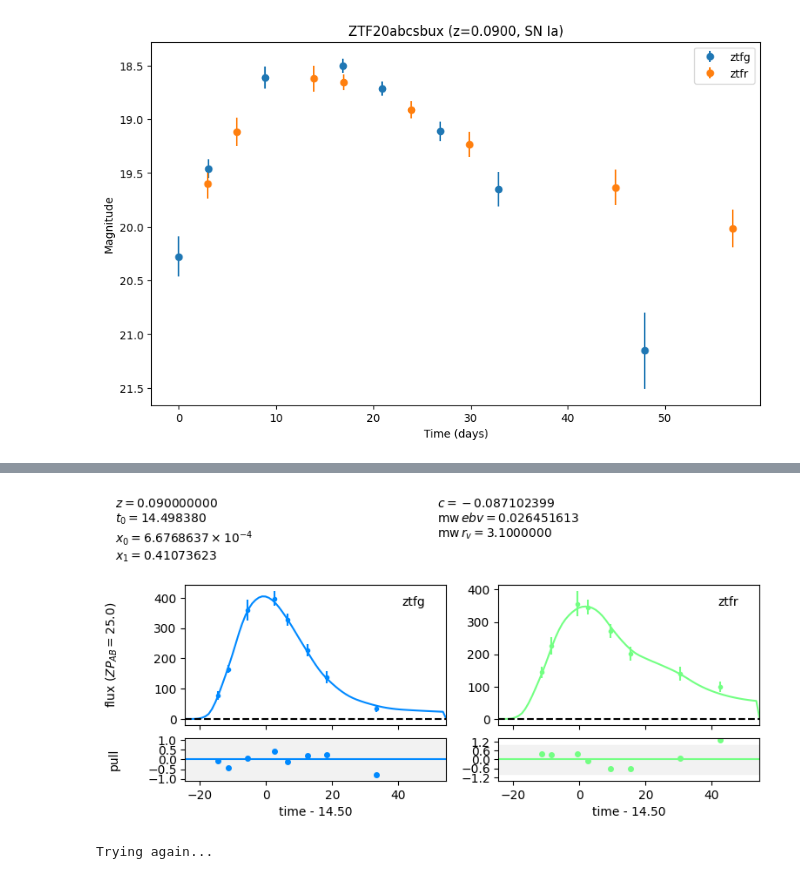
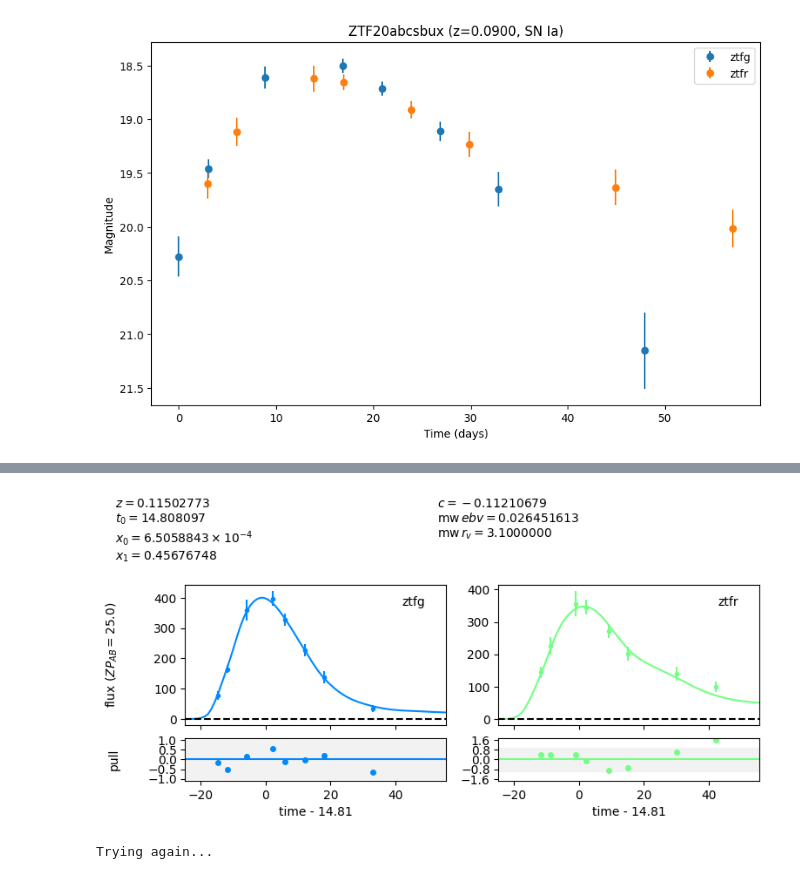
Before and after one commit to asmuzsoy/beams_ext, a Jupyter notebook: fit_real_sne_new.ipynb, the cells around one changed output, grey strips where cells are left out. Drawn from its saved outputs; the diff is of its cells as text; code cells hidden in the pictures.

```diff
--- a/fit_real_sne_new.ipynb
+++ b/fit_real_sne_new.ipynb
@@ -378,7 +378,7 @@ guess_texp(ibc_lc_table)
 # %% [output]
 20
 # %%
-def fit_ia_w_dust(true_z, true_av, lcs):
+def fit_ia_w_dust(true_z, true_av, lcs, redshift = 'spec'):
     ia_source = sncosmo.get_source('salt2-extended', version='2.0')
     dust = sncosmo.CCM89Dust()   # MW extinction law
     R_V = 3.1
@@ -388,8 +388,16 @@ def fit_ia_w_dust(true_z, true_av, lcs):
                                   effects=[dust],
                                   effect_names=['mw'],
                                   effect_frames=['obs'])
-
-    this_ia_model.set(z = true_z, mwebv=mwebv)
+    if redshift == 'spec':
+        this_ia_model.set(z = true_z, mwebv=mwebv)
+    elif redshift == 'phot':
+        sigma = 3 * 0.05 * true_z  # assuming 5% photometric redshift error
+        photoz = np.random.normal(true_z, sigma)
+        while photoz <= 0:
+            photoz = np.random.normal(true_z, sigma)
+        this_ia_model.set(z = photoz, mwebv=mwebv)
+    else:
+        raise ValueError("redshift parameter must be 'spec' or 'phot'")
 
     result, fitted_model = sncosmo.fit_lc(lcs[0], this_ia_model,
     ['t0', 'x0', 'x1', 'c'], minsnr = 1., guess_z = False, bounds={'x0':(0, 0.1), 'x1':(-5, 50), 'c':(-1, 5)})
@@ -424,16 +432,25 @@ this_redshift, this_av
 (0.04, 0.049)
 # %%
 # result, fitted_model = fit_ia(this_redshift, [ibc_lc_table])
-result, fitted_model = fit_ia_w_dust(this_redshift, this_av, [ibc_lc_table])
-sncosmo.plot_lc(ibc_lc_table, model=fitted_model);
+result, fitted_ia_model = fit_ia_w_dust(this_redshift, this_av, [ibc_lc_table])
+sncosmo.plot_lc(ibc_lc_table, model=fitted_ia_model);
 # %% [output]
 [figure]
 # %%
-def fit_ibc_w_dust(true_z, true_av, lcs, texp_guess=None, mej=3, fni=0.05, vej=15000):
+def fit_ibc_w_dust(true_z, true_av, lcs, texp_guess=None, mej=3, fni=0.05, vej=15000, redshift = 'spec'):
     if texp_guess is None:
         texp_guess = guess_texp(lcs[0], sigma=1)
 
-    arnett_source = ArnettSource(times, wavelengths, true_z, params=[texp_guess, mej, fni, vej])
+    if redshift == 'spec':
+        arnett_source = ArnettSource(times, wavelengths, true_z, params=[texp_guess, mej, fni, vej])
+    elif redshift == 'phot':
+        sigma = 3 * 0.05 * true_z  # assuming 5% photometric redshift error
+        photoz = np.random.normal(true_z, sigma)
+        while photoz <= 0:
+            photoz = np.random.normal(true_z, sigma)
+        arnett_source = ArnettSource(times, wavelengths, photoz, params=[texp_guess, mej, fni, vej])
+    else:
+        raise ValueError("redshift parameter must be 'spec' or 'phot'")
 
     dust = sncosmo.CCM89Dust()   # MW extinction law
     R_V = 3.1
@@ -505,8 +545,8 @@ for filename in redshift_dict.keys():
         true_class = parts[1].replace('-', ' ')  # "SN-Ic" -> "SN Ic"
 
         # Fit with both models
-        ia_result, ia_fitted_model = fit_ia_w_dust(this_redshift, this_av, [lc_table])
-        ibc_result, ibc_fitted_model = fit_ibc_w_dust(this_redshift, this_av, [lc_table])
+        ia_result, ia_fitted_model = fit_ia_w_dust(this_redshift, this_av, [lc_table], redshift='phot')
+        ibc_result, ibc_fitted_model = fit_ibc_w_dust(this_redshift, this_av, [lc_table], redshift='phot')
 
         # Plot fits
         # sncosmo.plot_lc(lc_table, model=ibc_fitted_model)
@@ -782,8 +822,9 @@ Table length=16
 | 47.91047459980473 | 21.152299880981445 | 0.3548040091991424 | ztfg | 34.600314601298365 | 11.306918095106811 | 25.0 | ab |
 | 56.942824099678546 | 20.01343536376953 | 0.1760140359401703 | ztfr | 98.77018210579338 | 16.01211998531369 | 25.0 | ab |
 # %%
-result, fitted_model = fit_ia_w_dust(ia_redshift_dict[test_ztfid], ia_av_dict[test_ztfid], [test_lc])
-sncosmo.plot_lc(test_lc, model=fitted_model);
+result, fitted_ia_model = fit_ia_w_dust(ia_redshift_dict[test_ztfid], ia_av_dict[test_ztfid],
+                                        [test_lc], redshift='phot')
+sncosmo.plot_lc(test_lc, model=fitted_ia_model);
 # %% [output]
-[figure, old version]
+[figure, new version]
 # %%
```
Also changed, not shown: parts of 22 cells of this notebook, 1 other file.
